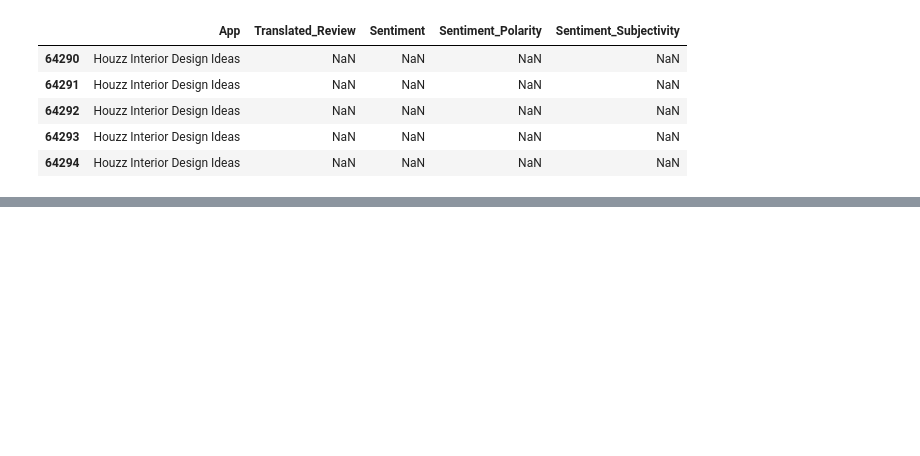
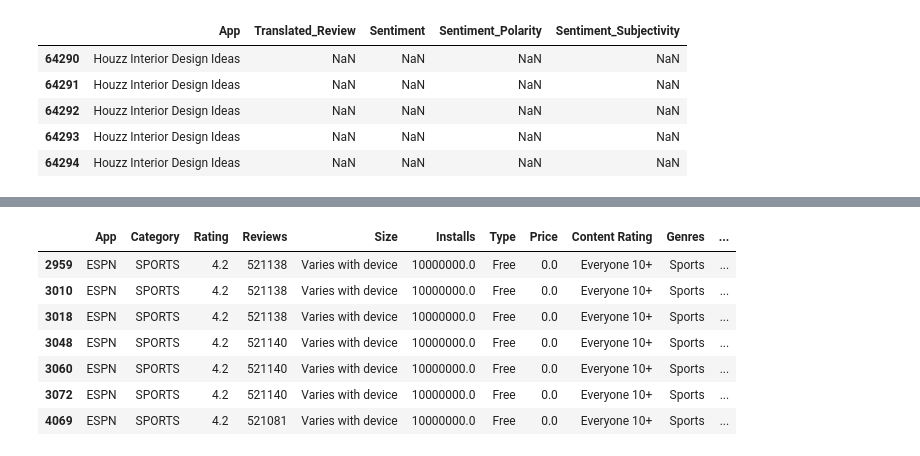
Before and after one commit to avinashyadav11/Play-Store-App-Review-Analysis, a Jupyter notebook: Play_Store_App_Review_Analysis_Capstone_Project.ipynb, the cells around one changed output, grey strips where cells are left out. Cells and saved outputs as stored; diff of their text form; code cells hidden in the pictures; blank space fills up the shorter version.

```diff
--- a/Play_Store_App_Review_Analysis_Capstone_Project.ipynb
+++ b/Play_Store_App_Review_Analysis_Capstone_Project.ipynb
@@ -243,0 +284,2 @@ play_store_data_df['Reviews'] = pd.to_numeric(play_store_data_df['Reviews'])
+# %%
+play_store_df['Installs'] = play_store_df['Installs'].map(lambda x: x.rstrip('+')) # rstrip help to remove all the characters that are specified in argument
@@ -243,0 +290,4 @@ play_store_data_df['Reviews'] = pd.to_numeric(play_store_data_df['Reviews'])
+# %%
+play_store_df['Installs'] = play_store_df['Installs'].apply(lambda x: str(x).replace(',','') if ',' in str(x) else str(x))
+play_store_df['Installs'] = play_store_df['Installs'].apply(lambda x: str(x).replace('+','') if '+' in str(x) else str(x))
+play_store_df['Installs'] = play_store_df['Installs'].apply(lambda x: float(x))
@@ -243,0 +311,4 @@ play_store_data_df['Reviews'] = pd.to_numeric(play_store_data_df['Reviews'])
+# %%
+play_store_df['Price'] = pd.to_numeric(play_store_df['Price'].str.replace('$','')) #Removing '$' and coverting price from string to number
+# %%
+play_store_df['Reviews'] = pd.to_numeric(play_store_df['Reviews'])
@@ -243,0 +372,11 @@ play_store_data_df['Reviews'] = pd.to_numeric(play_store_data_df['Reviews'])
+# %%
+play_store_df[play_store_df['App']=='ESPN']
+# %% [output]
+|  | App | Category | Rating | Reviews | Size | Installs | Type | Price | Content Rating | Genres | ... |
+| 2959 | ESPN | SPORTS | 4.2 | 521138 | Varies with device | 10000000.0 | Free | 0.0 | Everyone 10+ | Sports | ... |
+| 3010 | ESPN | SPORTS | 4.2 | 521138 | Varies with device | 10000000.0 | Free | 0.0 | Everyone 10+ | Sports | ... |
+| 3018 | ESPN | SPORTS | 4.2 | 521138 | Varies with device | 10000000.0 | Free | 0.0 | Everyone 10+ | Sports | ... |
+| 3048 | ESPN | SPORTS | 4.2 | 521140 | Varies with device | 10000000.0 | Free | 0.0 | Everyone 10+ | Sports | ... |
+| 3060 | ESPN | SPORTS | 4.2 | 521140 | Varies with device | 10000000.0 | Free | 0.0 | Everyone 10+ | Sports | ... |
+| 3072 | ESPN | SPORTS | 4.2 | 521140 | Varies with device | 10000000.0 | Free | 0.0 | Everyone 10+ | Sports | ... |
+| 4069 | ESPN | SPORTS | 4.2 | 521081 | Varies with device | 10000000.0 | Free | 0.0 | Everyone 10+ | Sports | ... |
```
Also changed, not shown: parts of 80 cells of this notebook.
